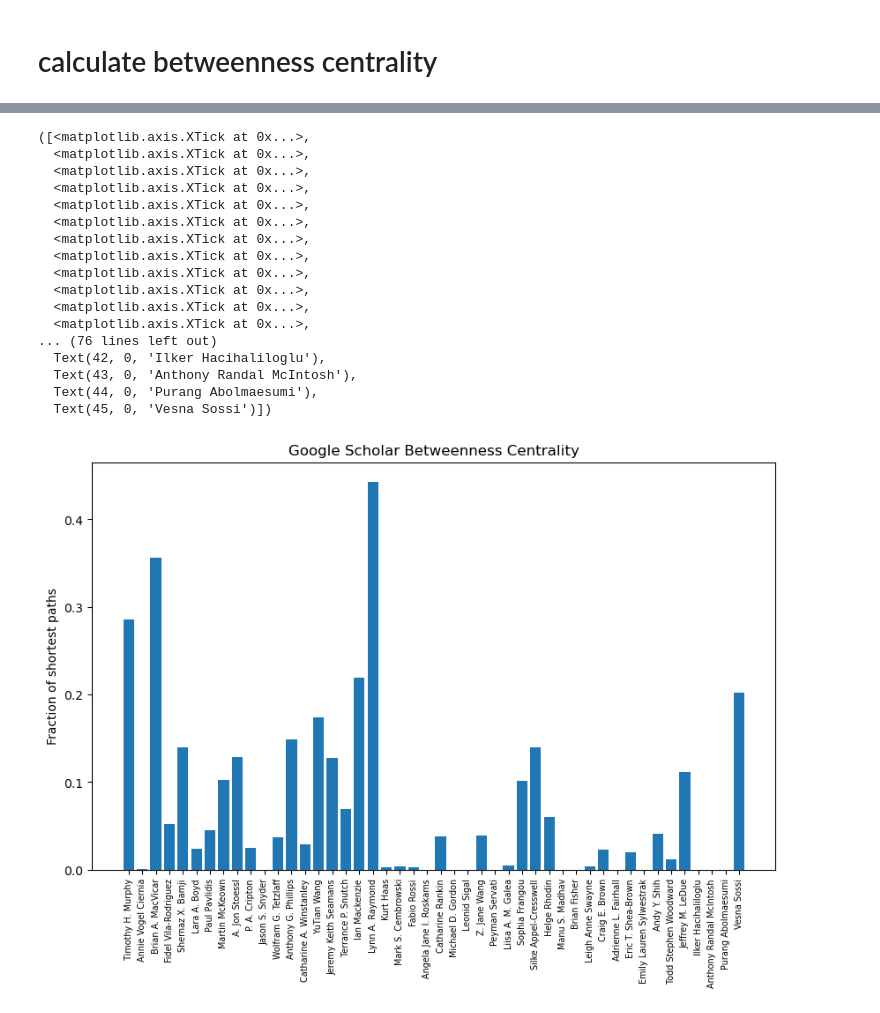
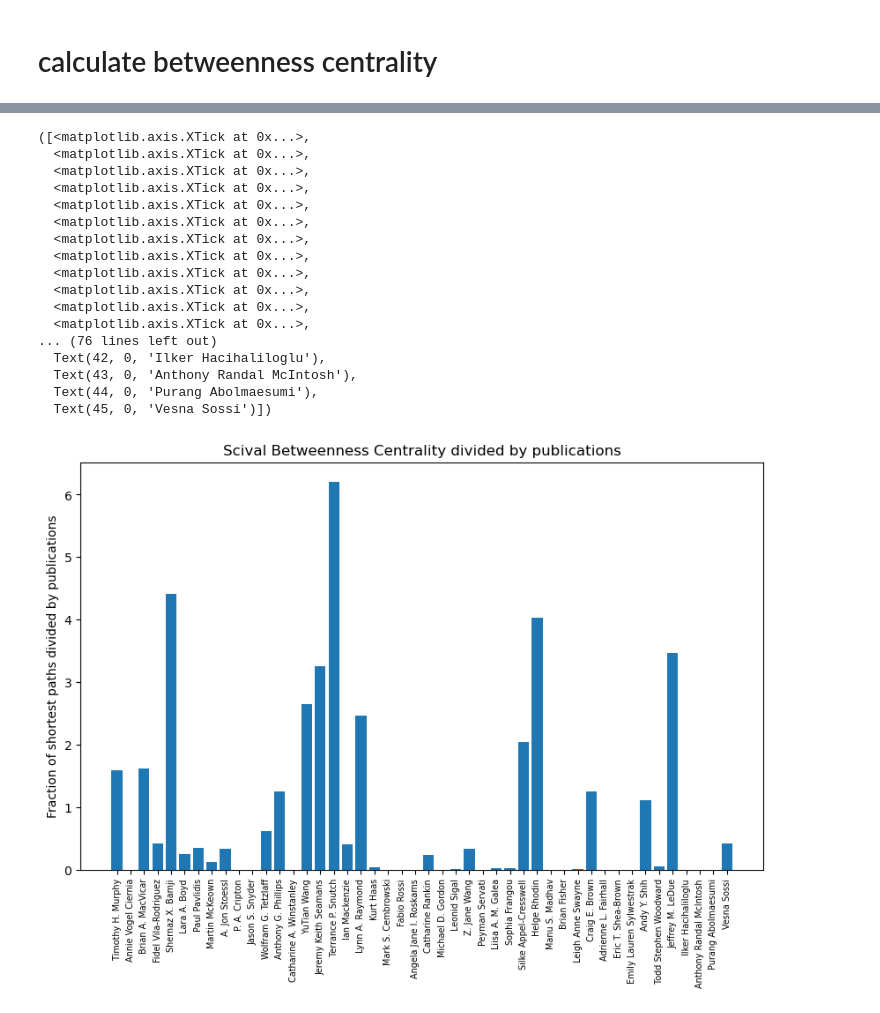
Before and after one commit to rainacao/scholar_metrics_scraper, a Jupyter notebook: authorlist comparisons/centrality.ipynb, the cells around one changed output, grey strips where cells are left out. Cells and saved outputs as stored; diff of their text form; code cells hidden in the pictures.

Commit message:
dividing by publications

```diff
--- a/authorlist comparisons/centrality.ipynb
+++ b/authorlist comparisons/centrality.ipynb
@@ -9,7 +9,9 @@ import matplotlib.pyplot as plt
 import bct
 # %%
 gs_csv = "gs_outputs/gs_authorlist_updated1.csv"
-scival_csv = "scival_outputs/sv_authorlist_publications_updated1.csv"
+scival_csv = "scival_outputs/sv_authorlist_publications_updated2.csv"
+
+combined_df = pd.read_csv("authors_comparisons_updated2.csv")
 # %%
 gs_df = pd.read_csv(gs_csv)
 scival_df = pd.read_csv(scival_csv)
@@ -37,13 +18,23 @@ print(scival_df.head)
 # %%
-def get_coauthor_matrix(df):
-    names = df.loc[:,"Name"]
+def get_coauthor_matrix(df, name_str, coauthor_str):
+    '''
+    PARAMS:
+    df: dataframe with at minimum columns containing author names and coauthor dictionary
+    name_str: string of author column name in df
+    coauthor_str: string of coauthor column name in df
+
+    RETURN:
+    coauthor_matrix: numpy array NxN with number of shared co-authored publications
+    '''
+    names = df.loc[:,name_str]
     coauthor_matrix = np.zeros((names.size, names.size))
 
     for idx, author in df.iterrows():
-        auth_name = author["Name"]
-        row = names[names == auth_name].index[0]
+        auth_name = author[name_str]
+        # row = names[names == auth_name].index[0]
+        row = idx
         try:
-            coauthors = ast.literal_eval(author["Coauthors"]) #get coauthors
+            coauthors = ast.literal_eval(author[coauthor_str]) #get coauthors
             if len(coauthors) == 0: print(auth_name, "has no coauthors")
             for coauthor in coauthors.keys():
                 num_publications = coauthors[coauthor]
@@ -56,8 +47,9 @@ def get_coauthor_matrix(df):
     print("\n")
     return coauthor_matrix
 # %%
-scival_coauthor_matrix = get_coauthor_matrix(scival_df)
-gs_coauthor_matrix = get_coauthor_matrix(gs_df)
+scival_coauthor_matrix = get_coauthor_matrix(combined_df, "sv_name", "sv_coauthors")
+# scival_coauthor_matrix = get_coauthor_matrix(scival_df, "Name", "Coauthors")
+gs_coauthor_matrix = get_coauthor_matrix(combined_df, "gs_name", "gs_coauthors")
 # %% [output]
 Annie Vogel Ciernia has no coauthors
 Mark S. Cembrowski has no coauthors
@@ -172,6 +123,8 @@ plt.xticks(range(len(names)), labels=names, rotation=90, fontsize='x-small')
 # %%
 gs_centrality = bct.betweenness_bin(gs_coauthor_matrix)
-gs_centrality_normed = gs_centrality/((len(gs_coauthor_matrix)-1)*(len(gs_coauthor_matrix)-2))
+gs_centrality_normed = gs_centrality/(((len(gs_coauthor_matrix)-1)*(len(gs_coauthor_matrix)-2))/2)
+gs_BC_adjusted = gs_centrality/np.array([data for data in combined_df["gs_count"]])
 
 scival_centrality = bct.betweenness_bin(scival_coauthor_matrix)
-scival_centrality_normed = scival_centrality/((len(scival_coauthor_matrix)-1)*(len(scival_coauthor_matrix)-2))
+scival_centrality_normed = scival_centrality/(((len(scival_coauthor_matrix)-1)*(len(scival_coauthor_matrix)-2))/2)
+scival_BC_adjusted = scival_centrality/np.array([data for data in combined_df["sv_count"]])
@@ -178,26 +155,26 @@ scival_centrality_normed = scival_centrality/((len(scival_coauthor_matrix)-1)*(l
 # %%
 plt.figure(figsize=(10,6))
 gs_names = gs_df["Name"].to_list()
-plt.bar(names, gs_centrality_normed)
-plt.title("Google Scholar Betweenness Centrality")
-plt.ylabel("Fraction of shortest paths")
+plt.bar(names, scival_BC_adjusted)
+plt.title("Scival Betweenness Centrality divided by publications")
+plt.ylabel("Fraction of shortest paths divided by publications")
 plt.xticks(range(len(gs_names)), labels=names, rotation=90, fontsize='x-small')
 # %% [output]
 ([<matplotlib.axis.XTick at 0x...>,
   <matplotlib.axis.XTick at 0x...>,
   <matplotlib.axis.XTick at 0x...>,
   <matplotlib.axis.XTick at 0x...>,
   <matplotlib.axis.XTick at 0x...>,
   <matplotlib.axis.XTick at 0x...>,
   <matplotlib.axis.XTick at 0x...>,
   <matplotlib.axis.XTick at 0x...>,
   <matplotlib.axis.XTick at 0x...>,
   <matplotlib.axis.XTick at 0x...>,
   <matplotlib.axis.XTick at 0x...>,
   <matplotlib.axis.XTick at 0x...>,
 ... (76 lines left out)
   Text(42, 0, 'Ilker Hacihaliloglu'),
   Text(43, 0, 'Anthony Randal McIntosh'),
   Text(44, 0, 'Purang Abolmaesumi'),
   Text(45, 0, 'Vesna Sossi')])
-[figure, old version]
+[figure, new version]
```
Also changed, not shown: parts of 11 cells of this notebook, 14 other files.
